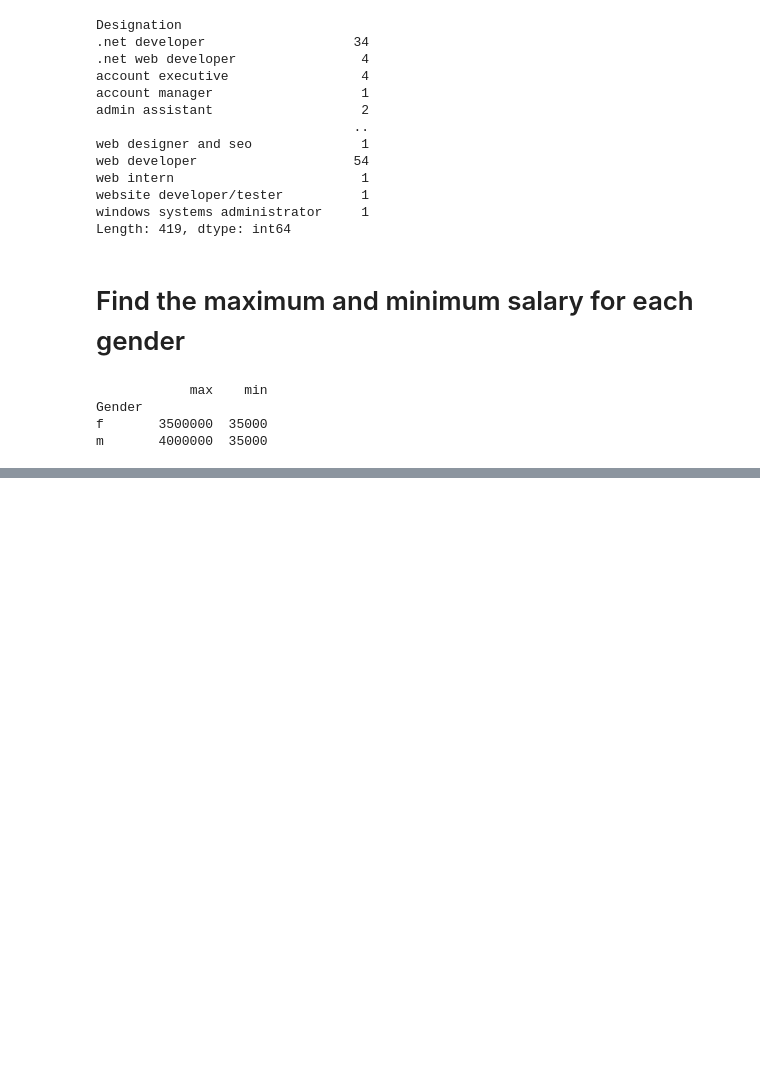
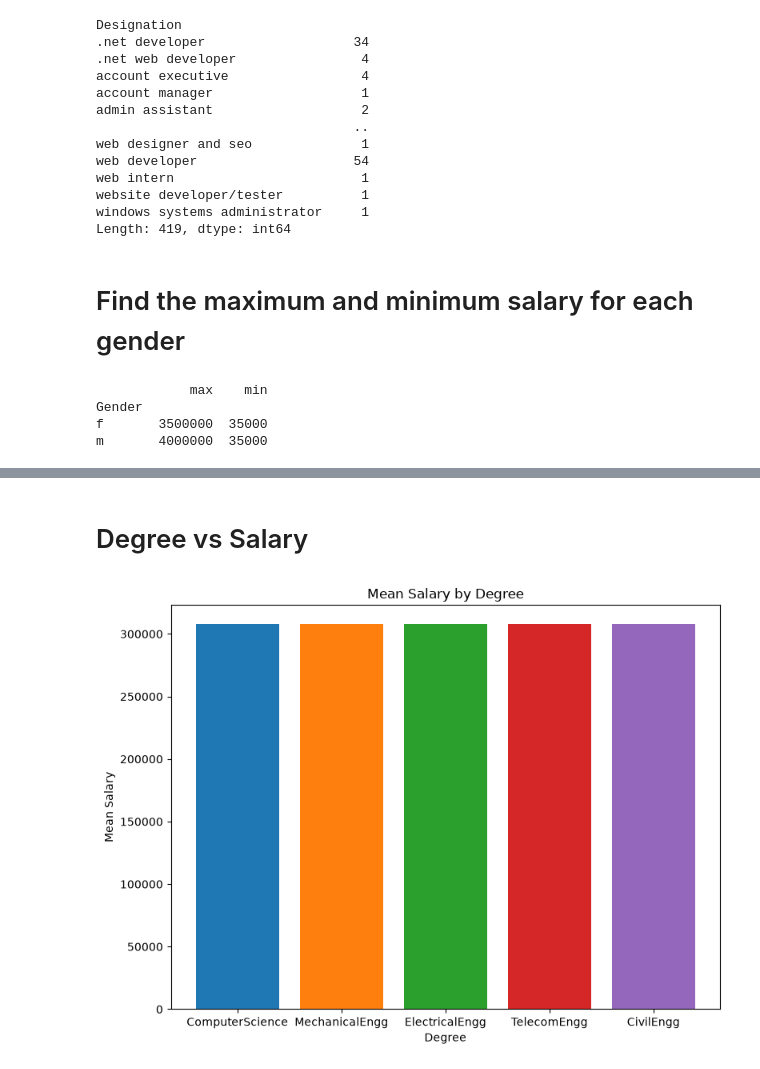
Before and after one commit to moulithatorati15/python-practice-and-projects, a Jupyter notebook: tasks.ipynb, the cells around one changed output, grey strips where cells are left out. Cells and saved outputs as stored; diff of their text form; code cells hidden in the pictures; blank space fills up the shorter version.

```diff
--- a/tasks.ipynb
+++ b/tasks.ipynb
@@ -561,0 +616,22 @@ m       4000000  35000
+# %% [markdown]
+# Degree vs Salary
+# %%
+import matplotlib.pyplot as plt
+import numpy as np
+
+degree_cols = ["ComputerScience","MechanicalEngg","ElectricalEngg","TelecomEngg","CivilEngg"]
+degree_salary = {col: df.loc[df[col] != 0, "Salary"].mean()
+                 for col in degree_cols
+                 if pd.notna(df.loc[df[col] != 0, "Salary"].mean())}
+
+plt.figure(figsize=(8,6))
+plt.bar(degree_salary.keys(),
+        degree_salary.values(),
+        color=plt.cm.tab10(range(len(degree_salary))))
+plt.title("Mean Salary by Degree")
+plt.xlabel("Degree")
+plt.ylabel("Mean Salary")
+plt.tight_layout()
+plt.show()
+# %% [output]
+[figure, added]
```
Also changed, not shown: parts of 7 cells of this notebook.
